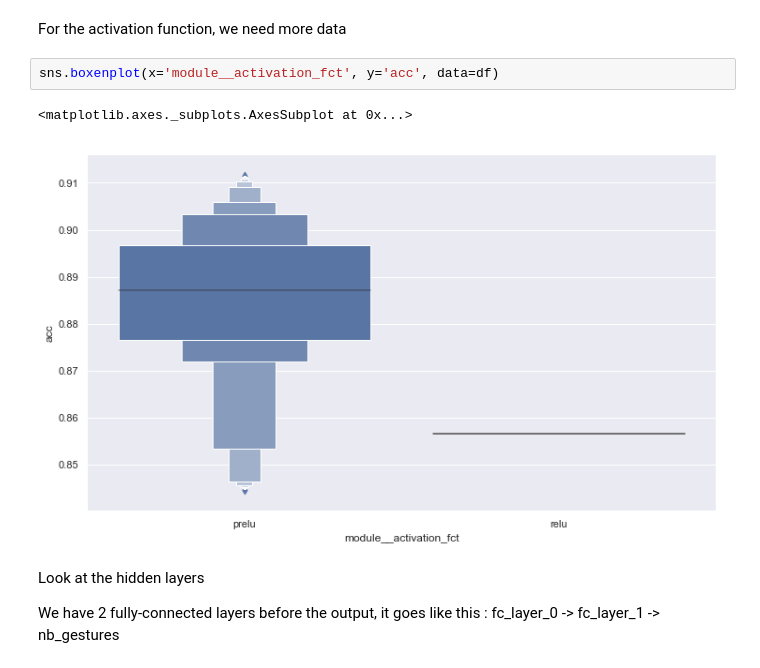
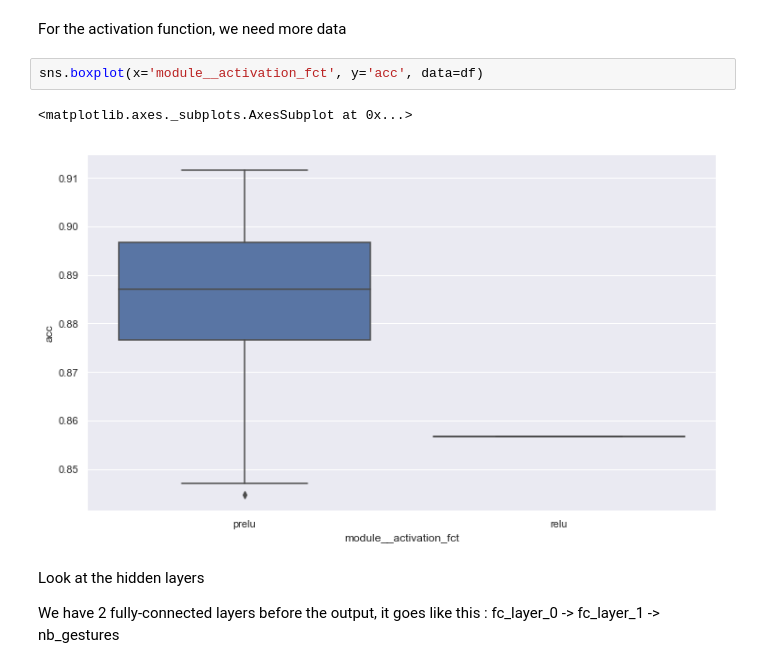
Before and after one commit to alexandrethm/S3R, a Jupyter notebook: results_analysis/config_comparisons.ipynb, the cells around one changed output. Cells and saved outputs as stored; diff of their text form.

```diff
--- a/results_analysis/config_comparisons.ipynb
+++ b/results_analysis/config_comparisons.ipynb
@@ -94,10 +94,10 @@ sns.scatterplot(x='batch_size', y='acc', data=df)
 # %% [markdown]
 For the activation function, we need more data
 # %%
-sns.boxenplot(x='module__activation_fct', y='acc', data=df)
+sns.boxplot(x='module__activation_fct', y='acc', data=df)
 # %% [output]
 <matplotlib.axes._subplots.AxesSubplot at 0x...>
-[figure, old version]
+[figure, new version]
 # %% [markdown]
 Look at the hidden layers
 
```
Also changed, not shown: 1 other file.
